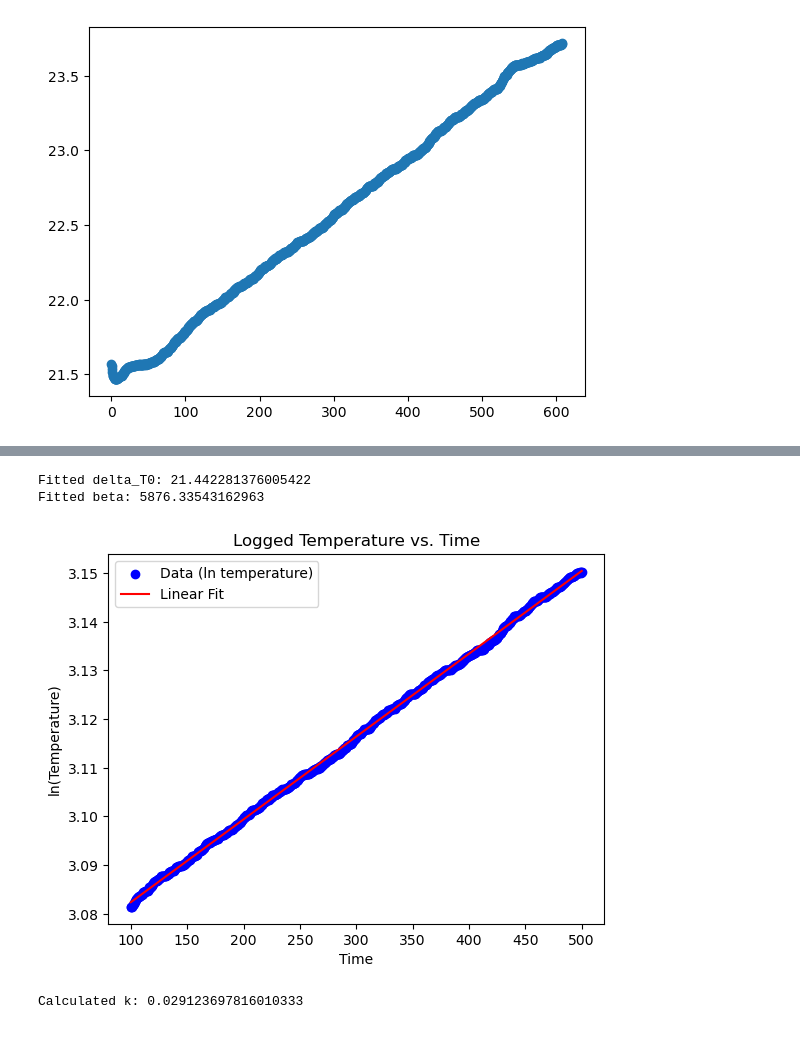
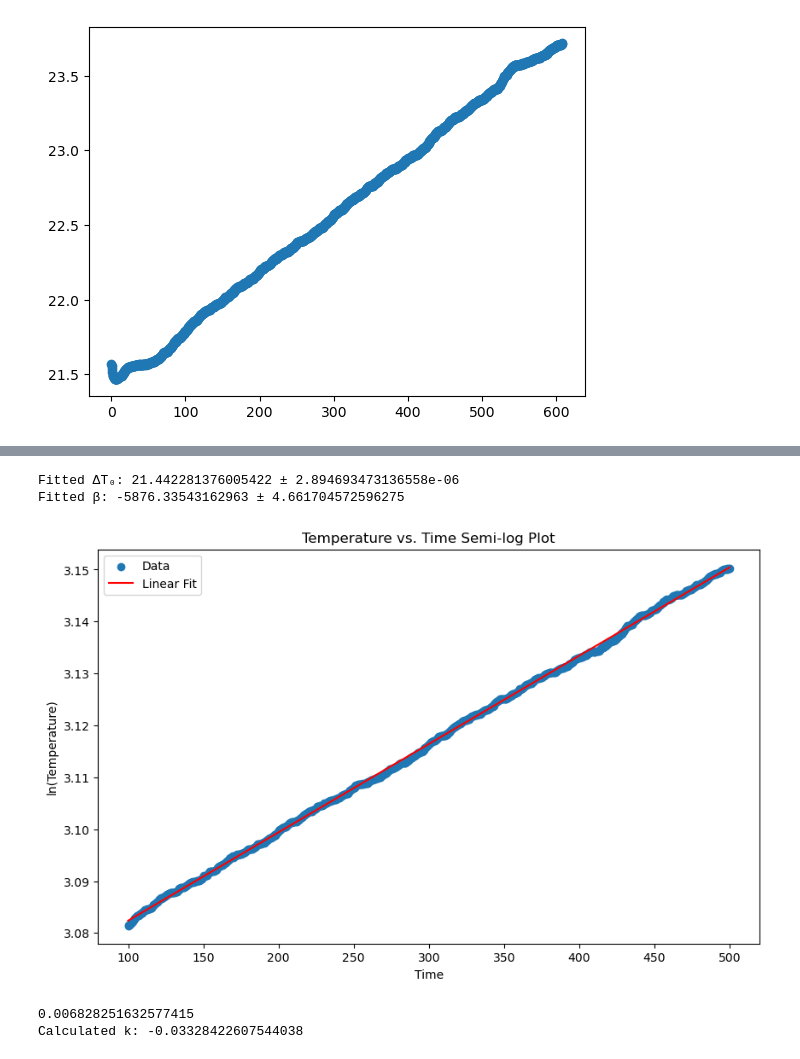
Before and after one commit to emilyebell/Physics5CL, a Jupyter notebook: 5CL_Lab6_Experiment3_Styrofoam.ipynb, the cells around one changed output, grey strips where cells are left out. Cells and saved outputs as stored; diff of their text form; code cells hidden in the pictures.

```diff
--- a/5CL_Lab6_Experiment3_Styrofoam.ipynb
+++ b/5CL_Lab6_Experiment3_Styrofoam.ipynb
@@ -26,33 +30,45 @@ plt.scatter(time, temperature)
 # %%
 ln_temperature = np.log(temperature)
 
 slope, intercept, r_value, p_value, std_err = linregress(time, ln_temperature)
 
 T0_fit = np.exp(intercept)
-beta_fit = 1 / slope
+beta_fit = -1 / slope
 
-print(f"Fitted delta_T0: {T0_fit}")
-print(f"Fitted beta: {beta_fit}")
+# Calculate errors
+# Error in intercept (std error of intercept from linregress)
+intercept_stderr = std_err  # linregress only provides the slope stderr, so use that
+T0_error = T0_fit * intercept_stderr  # Propagate error for exp transformation
 
-plt.scatter(time, ln_temperature, label='Data (ln temperature)', color='blue')
+# Error in beta (using propagation for -1/slope)
+beta_error = std_err / (slope ** 2)
+
+# Print fitted parameters and their errors
+print(f"Fitted ΔT₀: {T0_fit} ± {T0_error}")
+print(f"Fitted β: {beta_fit} ± {beta_error}")
+
+plt.figure(figsize=(10, 6))
+plt.scatter(time, ln_temperature, label='Data')
 plt.plot(time, slope * time + intercept, label='Linear Fit', color='red')
 plt.xlabel('Time')
 plt.ylabel('ln(Temperature)')
-plt.title("Logged Temperature vs. Time")
+plt.title("Temperature vs. Time Semi-log Plot")
 plt.legend()
 plt.show()
 # %% [output]
-Fitted delta_T0: 21.442281376005422
-Fitted beta: 5876.33543162963
+Fitted ΔT₀: 21.442281376005422 ± 2.894693473136558e-06
+Fitted β: -5876.33543162963 ± 4.661704572596275
-[figure, old version]
+[figure, new version]
 # %%
 m = 0.114 # kg
 c = 4184 # J/ kg C
 l = 0.0028 # m
-A = 2 * np.pi * 3.105 * 4 *10**-4 #m^2
+A = 2 * np.pi * 3.105 * 3.5 *10**-4 #m^2
 beta = beta_fit
 
 k = (m * c * l) / (A * beta)
+print(A)
 print(f"Calculated k: {k}") # W/msC
 # %% [output]
-Calculated k: 0.029123697816010333
+0.006828251632577415
+Calculated k: -0.03328422607544038
```
Also changed, not shown: parts of 4 cells of this notebook.
